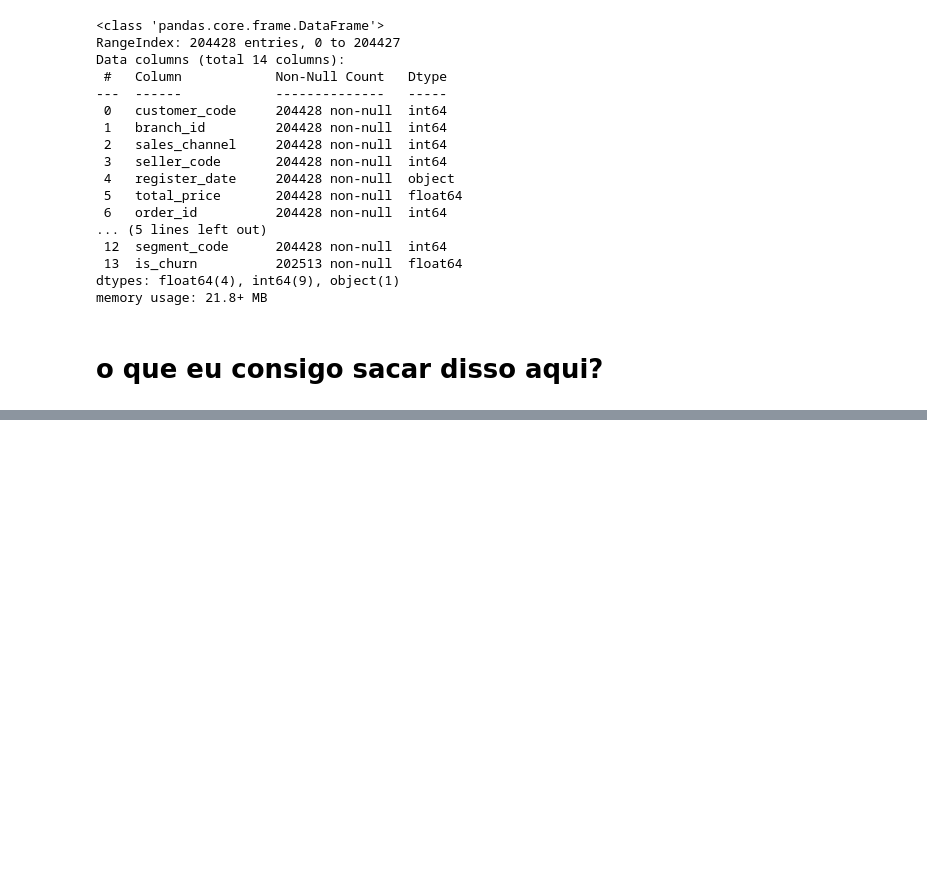
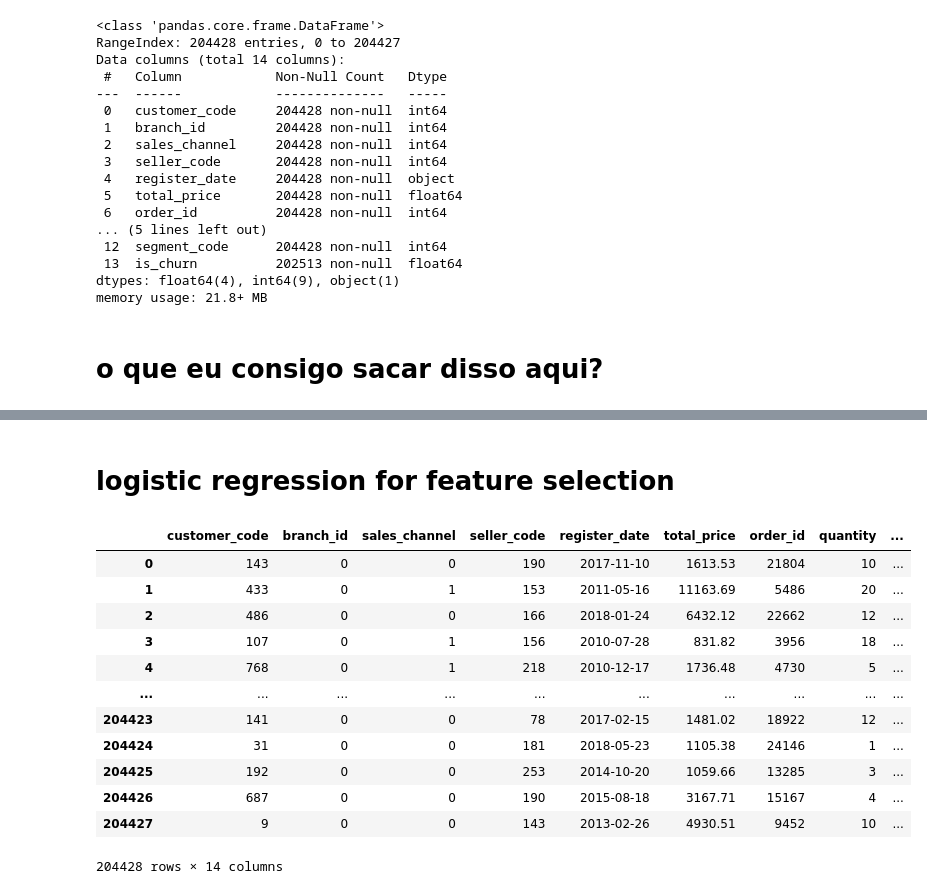
Before and after one commit to PedrooFelix/AMBEV-Case, a Jupyter notebook: AMBEV/Ambev-Solutions.ipynb, the cells around one changed output, grey strips where cells are left out. Cells and saved outputs as stored; diff of their text form; code cells hidden in the pictures; blank space fills up the shorter version.

```diff
--- a/AMBEV/Ambev-Solutions.ipynb
+++ b/AMBEV/Ambev-Solutions.ipynb
@@ -46,0 +129,3 @@ memory usage: 21.8+ MB
+# %%
+x['cluster'] = kmeans.labels_
+x.head()
@@ -46,0 +148,18 @@ memory usage: 21.8+ MB
+# %% [markdown]
+# logistic regression for feature selection
+# %%
+x
+# %% [output]
+|  | customer_code | branch_id | sales_channel | seller_code | register_date | total_price | order_id | quantity | ... |
+| 0 | 143 | 0 | 0 | 190 | 2017-11-10 | 1613.53 | 21804 | 10 | ... |
+| 1 | 433 | 0 | 1 | 153 | 2011-05-16 | 11163.69 | 5486 | 20 | ... |
+| 2 | 486 | 0 | 0 | 166 | 2018-01-24 | 6432.12 | 22662 | 12 | ... |
+| 3 | 107 | 0 | 1 | 156 | 2010-07-28 | 831.82 | 3956 | 18 | ... |
+| 4 | 768 | 0 | 1 | 218 | 2010-12-17 | 1736.48 | 4730 | 5 | ... |
+| ... | ... | ... | ... | ... | ... | ... | ... | ... | ... |
+| 204423 | 141 | 0 | 0 | 78 | 2017-02-15 | 1481.02 | 18922 | 12 | ... |
+| 204424 | 31 | 0 | 0 | 181 | 2018-05-23 | 1105.38 | 24146 | 1 | ... |
+| 204425 | 192 | 0 | 0 | 253 | 2014-10-20 | 1059.66 | 13285 | 3 | ... |
+| 204426 | 687 | 0 | 0 | 190 | 2015-08-18 | 3167.71 | 15167 | 4 | ... |
+| 204427 | 9 | 0 | 0 | 143 | 2013-02-26 | 4930.51 | 9452 | 10 | ... |
+204428 rows × 14 columns
```
Also changed, not shown: parts of 39 cells of this notebook.
